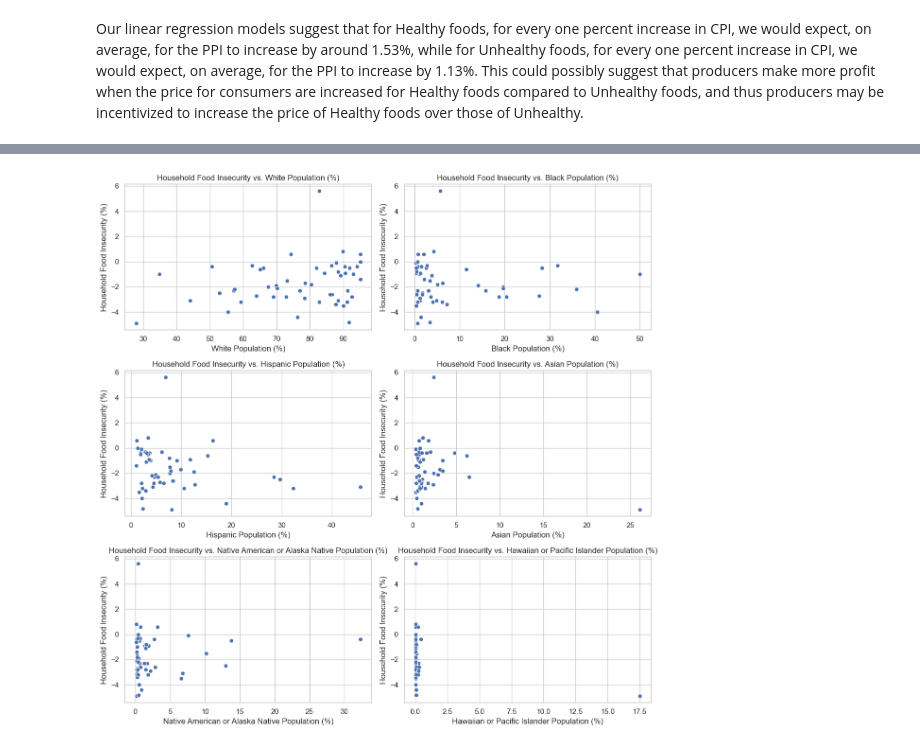
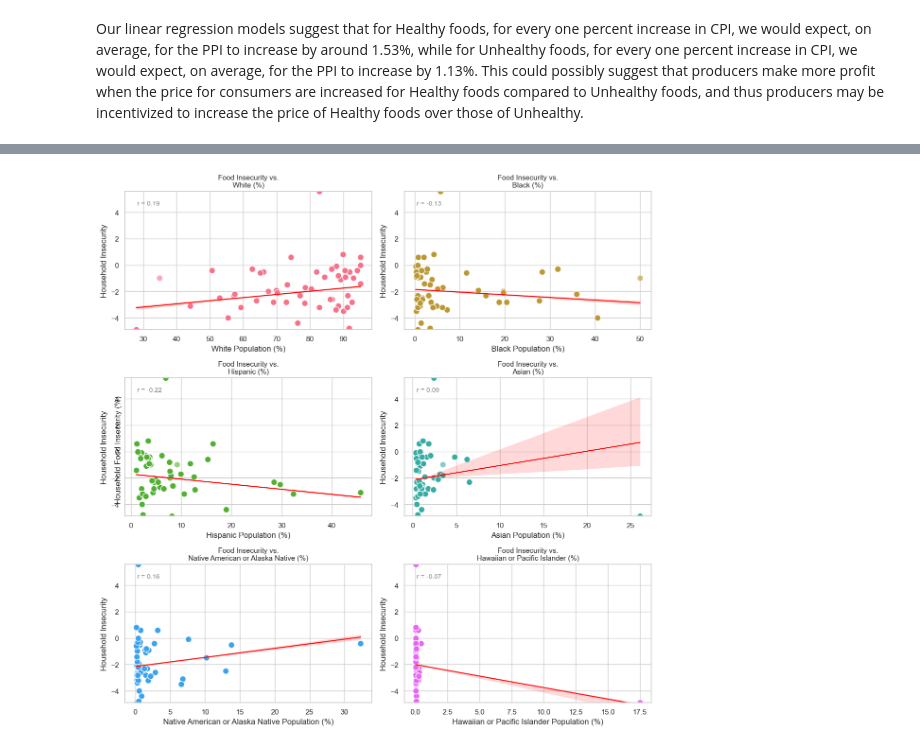
Before and after one commit to eva163x/food-insecurity-analysis, a Jupyter notebook: CS216_Project.ipynb, the cells around one changed output, grey strips where cells are left out. Drawn from its saved outputs; the diff is of its cells as text; code cells hidden in the pictures.

```diff
--- a/CS216_Project.ipynb
+++ b/CS216_Project.ipynb
@@ -245,5 +259,19 @@ g.set_titles("{col_name}")
 plt.subplots_adjust(top=0.9)
 g.fig.suptitle("CPI vs PPI by Category")
 
+for ax, category in zip(g.axes.flat, cpi_ppi["Category"].unique()):
+    data = cpi_ppi[cpi_ppi["Category"] == category]
+    sns.regplot(data=data, x="Percent change_consumer", y="Percent change_producer", ax=ax,
+                scatter=False, color='red', ci=None, line_kws={'linewidth': 2})
+
+from scipy.stats import pearsonr
+
+for ax, category in zip(g.axes.flat, cpi_ppi["Category"].unique()):
+    data = cpi_ppi[cpi_ppi["Category"] == category]
+    corr, _ = pearsonr(data["Percent change_consumer"], data["Percent change_producer"])
+    ax.annotate(f"r = {corr:.2f}", xy=(0.05, 0.85), xycoords="axes fraction", fontsize=12, fontweight="bold", color="black")
+
+g.map_dataframe(sns.scatterplot, x="Percent change_consumer", y="Percent change_producer", alpha=0.6, hue="Category", palette="Set2")
+
 plt.show()
 # %% [output]
@@ -441,35 +517,66 @@ def get_race_data(var_code, race_name):
 # Get racial percentages
 white_data = get_race_data('PCT_NHWHITE10', 'White')
 black_data = get_race_data('PCT_NHBLACK10', 'Black')
 hispanic_data = get_race_data('PCT_HISP10', 'Hispanic')
 asian_data = get_race_data('PCT_NHASIAN10', 'Asian')
 native_american_data = get_race_data('PCT_NHNA10', 'Native American or Alaska Native')
 hpi_data = get_race_data('PCT_NHPI10', 'Hawaiian or Pacific Islander')
 
 # Merge all racial data into one DataFrame
 state_avg_race = white_data
 for df in [black_data, hispanic_data, asian_data, native_american_data, hpi_data]:
     state_avg_race = state_avg_race.merge(df, on='State', how='left')
 
 # Merge with food insecurity data
 merged_data = filtered_data_insecurity.merge(state_avg_race, on='State', how='left')
 
-# Create scatter plots for each racial group
+# Set figure size and style
 fig, axes = plt.subplots(3, 2, figsize=(12, 12))
 axes = axes.flatten()
+palette = sns.color_palette("husl", 6)
 
+# Standardize Y-axis range
+ymin = merged_data['Household Insecurity'].min()
+ymax = merged_data['Household Insecurity'].max()
+
+# Loop through racial groups to create subplots
 for i, race in enumerate(['White', 'Black', 'Hispanic', 'Asian', 'Native American or Alaska Native', 'Hawaiian or Pacific Islander']):
     sns.scatterplot(
         data=merged_data,
         x=race,
         y='Household Insecurity',
-        ax=axes[i]
+        ax=axes[i],
+        color=palette[i],
+        alpha=0.6,
+        s=80
     )
-    axes[i].set_title(f'Household Food Insecurity vs. {race} Population (%)')
+
+    # Add regression line
+    sns.regplot(
+        data=merged_data,
+        x=race,
+        y='Household Insecurity',
+        scatter=False,
+        ax=axes[i],
+        line_kws={'color': 'red', 'linewidth': 1.5},
+        ci=95
+    )
+
+    # Calculate correlation coefficient
+    corr, _ = pearsonr(merged_data[race].dropna(), merged_data['Household Insecurity'].dropna())
+    axes[i].text(0.05, 0.9, f'r = {corr:.2f}', transform=axes[i].transAxes, fontsize=10, color='gray')
+
+    # Standardize y-axis range
+    axes[i].set_ylim(ymin, ymax)
+
+    # Improve titles and labels
+    axes[i].set_title(f'Food Insecurity vs.\n{race} (%)', fontsize=11)
     axes[i].set_xlabel(f'{race} Population (%)')
-    axes[i].set_ylabel('Household Food Insecurity (%)')
+
+# Add shared y-axis label
+fig.text(0.04, 0.5, 'Household Food Insecurity (%)', va='center', rotation='vertical', fontsize=12)
 
 plt.tight_layout()
 plt.show()
 # %% [output]
-[figure, old version]
+[figure, new version]
```
Also changed, not shown: parts of 6 cells of this notebook.
